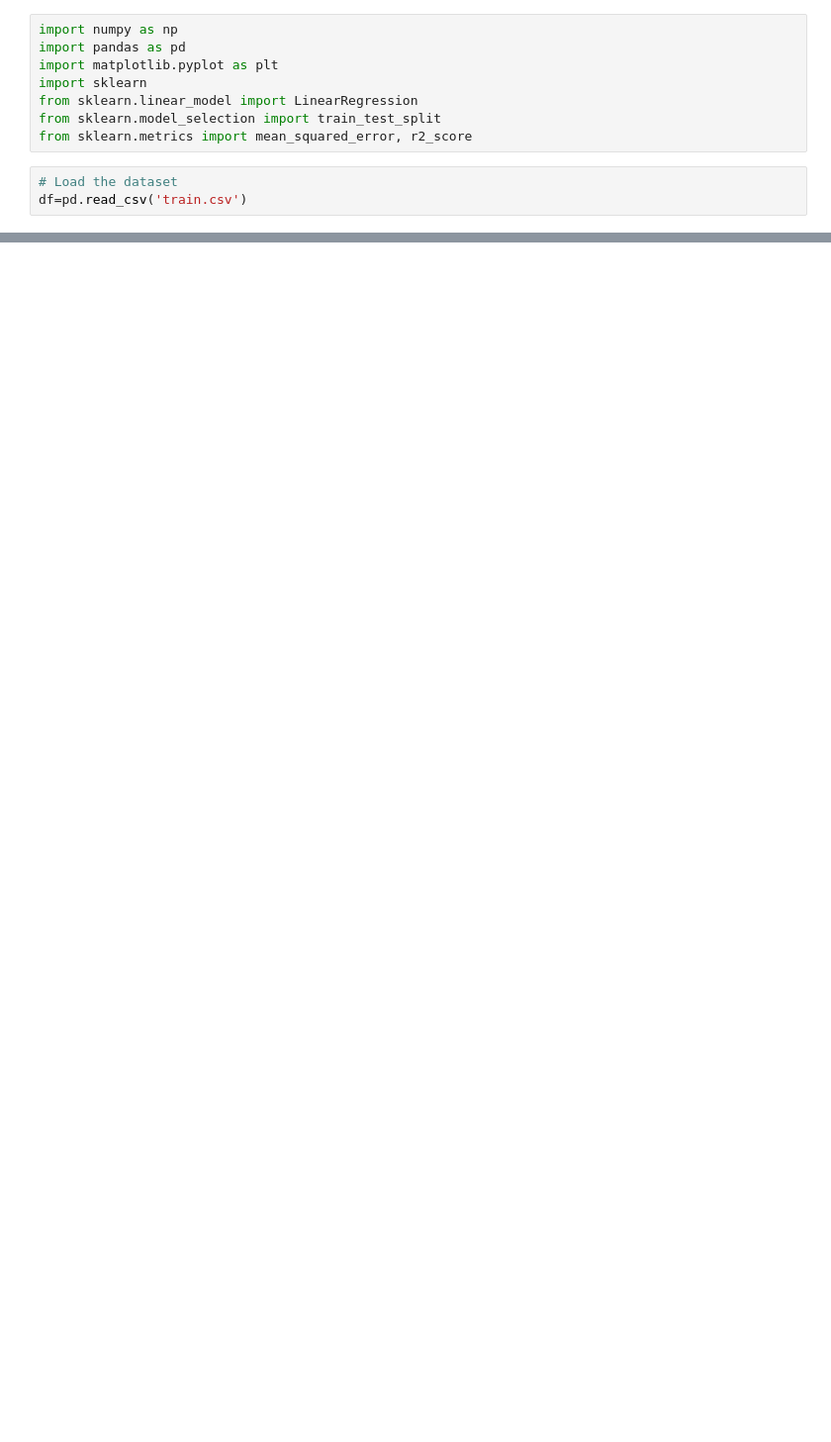
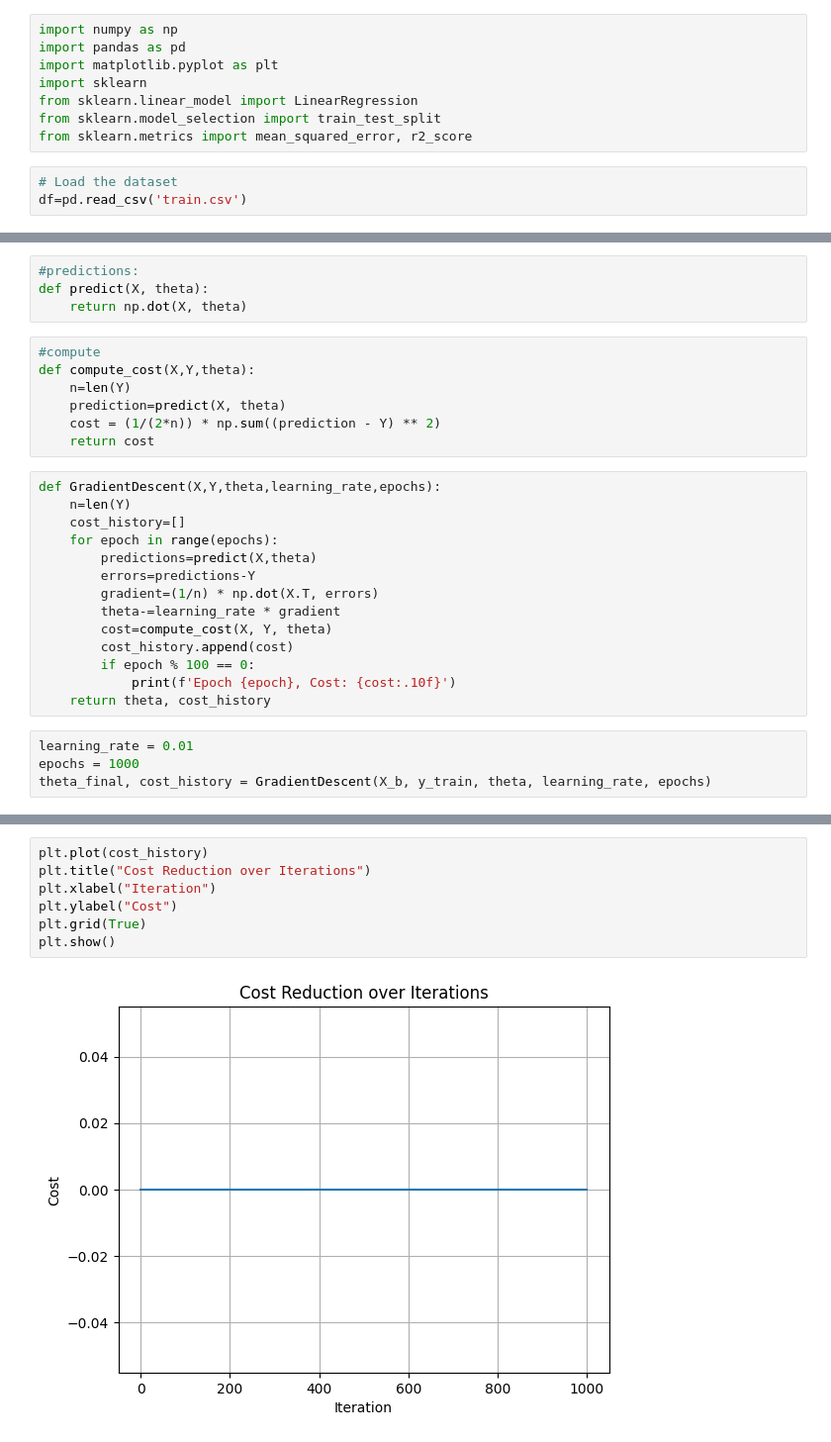
Before and after one commit to UsamaAliK/HOUSE-PRICING-SYSTEM, a Jupyter notebook: House price prediction.ipynb, the cells around one changed output, grey strips where cells are left out. Shown: that part at 99% size. Saved outputs shown, nothing was run; the diff lists cells and outputs as text; blank space fills up the shorter version.

```diff
--- a/House price prediction.ipynb
+++ b/House price prediction.ipynb
@@ -38,0 +64,29 @@ Y=df['SalePrice']
+# %%
+#predictions:
+def predict(X, theta):
+    return np.dot(X, theta)
+# %%
+#compute
+def compute_cost(X,Y,theta):
+    n=len(Y)
+    prediction=predict(X, theta)
+    cost = (1/(2*n)) * np.sum((prediction - Y) ** 2)
+    return cost
+# %%
+def GradientDescent(X,Y,theta,learning_rate,epochs):
+    n=len(Y)
+    cost_history=[]
+    for epoch in range(epochs):
+        predictions=predict(X,theta)
+        errors=predictions-Y
+        gradient=(1/n) * np.dot(X.T, errors)
+        theta-=learning_rate * gradient
+        cost=compute_cost(X, Y, theta)
+        cost_history.append(cost)
+        if epoch % 100 == 0:
+            print(f'Epoch {epoch}, Cost: {cost:.10f}')
+    return theta, cost_history
+# %%
+learning_rate = 0.01
+epochs = 1000
+theta_final, cost_history = GradientDescent(X_b, y_train, theta, learning_rate, epochs)
@@ -38,0 +104,9 @@ Y=df['SalePrice']
+# %%
+plt.plot(cost_history)
+plt.title("Cost Reduction over Iterations")
+plt.xlabel("Iteration")
+plt.ylabel("Cost")
+plt.grid(True)
+plt.show()
+# %% [output]
+[figure, added]
```
Also changed, not shown: parts of 11 cells of this notebook.
